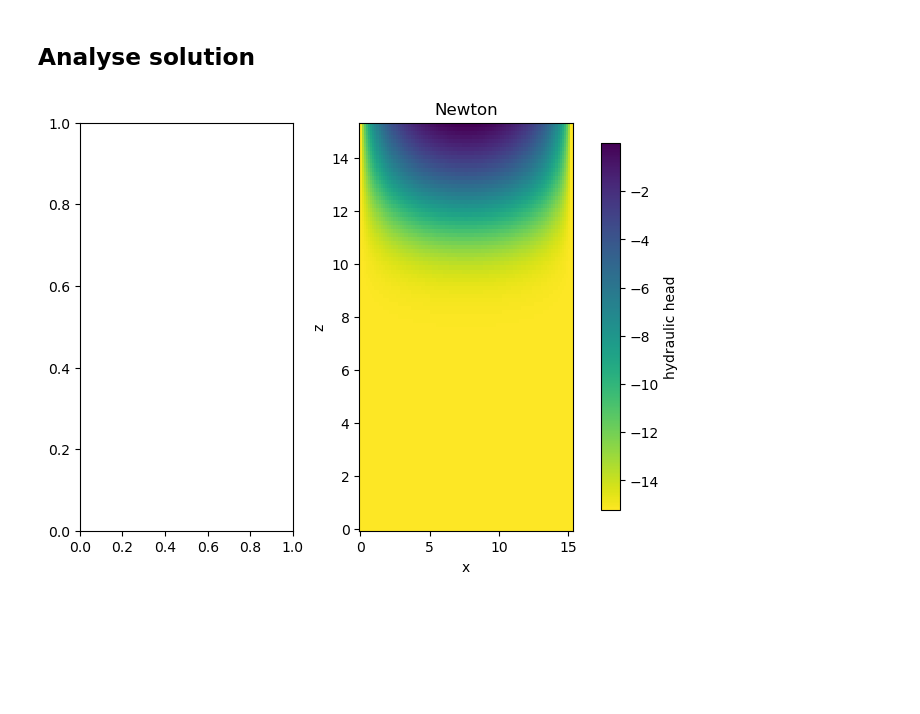
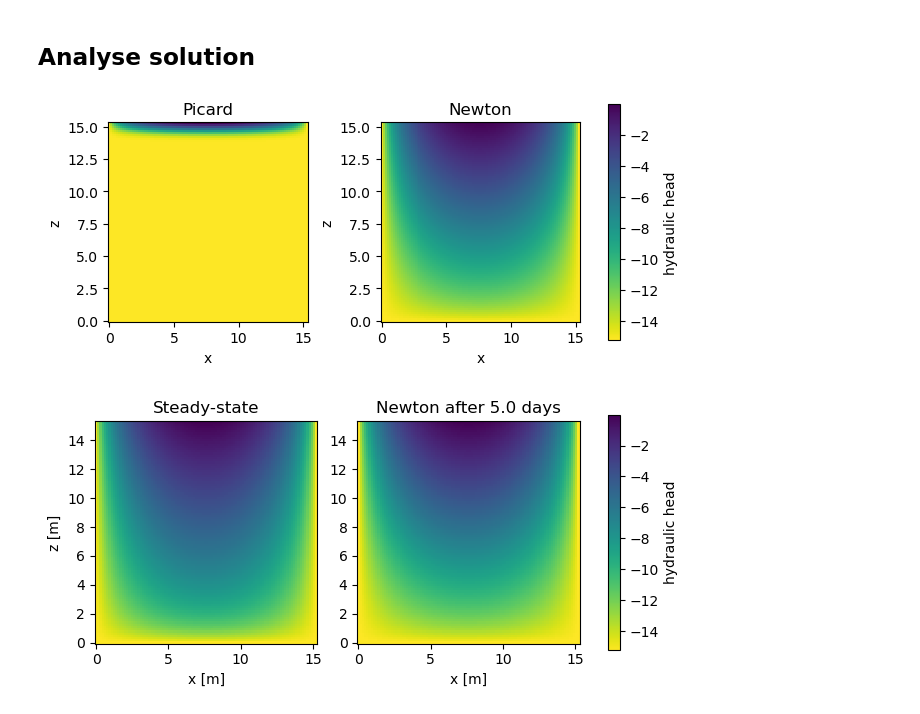
Before and after one commit to lannika-ut/ScientificPractice, a Jupyter notebook: FiniteElements/Richards_transient_Gardner.ipynb, the cells around one changed output. Drawn from its saved outputs; the diff is of its cells as text; code cells hidden in the pictures; blank space fills up the shorter version.

```diff
--- a/FiniteElements/Richards_transient_Gardner.ipynb
+++ b/FiniteElements/Richards_transient_Gardner.ipynb
@@ -64,9 +64,10 @@ from visualization_fct import *
 # %%
 # Define time discretization parameters
 t = 0.0 # start time
-T = 1800 # end time
-num_steps = 100
-delta_t = T/num_steps
+T = 5*24*60*60 # end time
+delta_t = 172.8 # time step size
+num_steps = int(np.floor(T/delta_t))
+print(num_steps)
 
 # Define constants
 alpha = 0.19 # Gardner exponent
@@ -80,5 +81,4 @@ Ks = 3e-6 # saturated hydraulic conductivity
 h_0 = 1 - np.exp(alpha*h_r)
 beta = np.sqrt(alpha**2/4 + (np.pi/a)**2)
 beta_1 = np.sqrt(alpha**2/4 + (np.pi*2/a)**2)
-h_0
 # %% [output]
@@ -283,11 +283,11 @@ petsc_options = {
     "snes_linesearch_type": "bt",
     "snes_atol": 1e-10,
     "snes_rtol": 1e-10,
-    "snes_monitor": None,
+    "snes_monitor_cancel": None,
     "ksp_error_if_not_converged": True,
     "ksp_type": "preonly",
     "ksp_rtol": 1e-10,
-    "ksp_monitor": None,
+    "ksp_monitor_cancel": None,
     "pc_type": "lu",
     "pc_factor_mat_solver_type": "mumps",
 }
@@ -306,8 +306,8 @@ for n in range(num_steps):
     converged = problem.solver.getConvergedReason()
     num_iter = problem.solver.getIterationNumber()
     assert converged > 0, f"Solver did not converge, got {converged}."
-    print(
+    """ print(
         f"Solver converged at timestep {n} after {num_iter} iterations with converged reason {converged}."
-    )
+    ) """
 
     u_N.x.array[:] = uh.x.array
@@ -339,33 +327,30 @@ plotScalarFunction(V, uh, cmap="viridis_r")
 # %%
-# Grids
-x_grid = np.linspace(0, a, 100)
-z_grid = np.linspace(0, L, 100)
-X, Z = np.meshgrid(x_grid, z_grid)
-
 
 def eval_try(x, z, u):
     h = np.zeros((len(z), len(x)))
     for i, z_cor in enumerate(z):
         p = np.vstack([x, np.full(len(x), z_cor), np.zeros(len(x))])
         pts, values = evaluate_fct(domain, p, u)
         h[i, :] = np.array(values).flatten()
     return h
 
 heads_Picard = eval_try(x_grid, z_grid, [u_n])
 heads_Newton = eval_try(x_grid, z_grid, [uh])
 
 fig, ax = plt.subplots(1, 2, layout="constrained")
 con1 = ax[0].pcolormesh(X, Z, heads_Picard, cmap="viridis_r")
+ax[0].set_aspect("equal", "box")
 ax[0].set_xlabel("x")
 ax[0].set_ylabel("z")
 ax[0].set_title("Picard")
 
 con2 = ax[1].pcolormesh(X, Z, heads_Newton, cmap="viridis_r")
+ax[1].set_aspect("equal", "box")
 ax[1].set_xlabel("x")
 ax[1].set_ylabel("z")
 ax[1].set_title("Newton")
 
-cbar = fig.colorbar(con2, ax=ax.ravel().tolist(), shrink=0.9)
+cbar = fig.colorbar(con2, ax=ax.ravel().tolist(), shrink=0.5)
 cbar.set_label("hydraulic head")
 # %% [output]
-[figure, old version]
+[figure, new version]
@@ -371,0 +379,20 @@ cbar.set_label("hydraulic head")
+# %%
+vmin = np.min([h_fix, heads_Newton])
+vmax = np.max([h_fix, heads_Newton])
+
+fig, ax = plt.subplots(1, 2, layout="constrained")
+con1 = ax[0].pcolormesh(X, Z, h_fix, cmap="viridis_r", vmin=vmin, vmax=vmax)
+ax[0].set_aspect("equal", "box")
+ax[0].set_xlabel("x [m]")
+ax[0].set_ylabel("z [m]")
+ax[0].set_title("Steady-state")
+
+con2 = ax[1].pcolormesh(X, Z, heads_Newton, cmap="viridis_r", vmin=vmin, vmax=vmax)
+ax[1].set_aspect("equal", "box")
+ax[1].set_xlabel("x [m]")
+ax[1].set_title(f"Newton after {T/(24*60*60)} days")
+
+cbar = fig.colorbar(con2, ax=ax.ravel().tolist(), shrink=0.5)
+cbar.set_label("hydraulic head")
+# %% [output]
+[figure, added]
```
Also changed, not shown: parts of 12 cells of this notebook, 6 other files.
